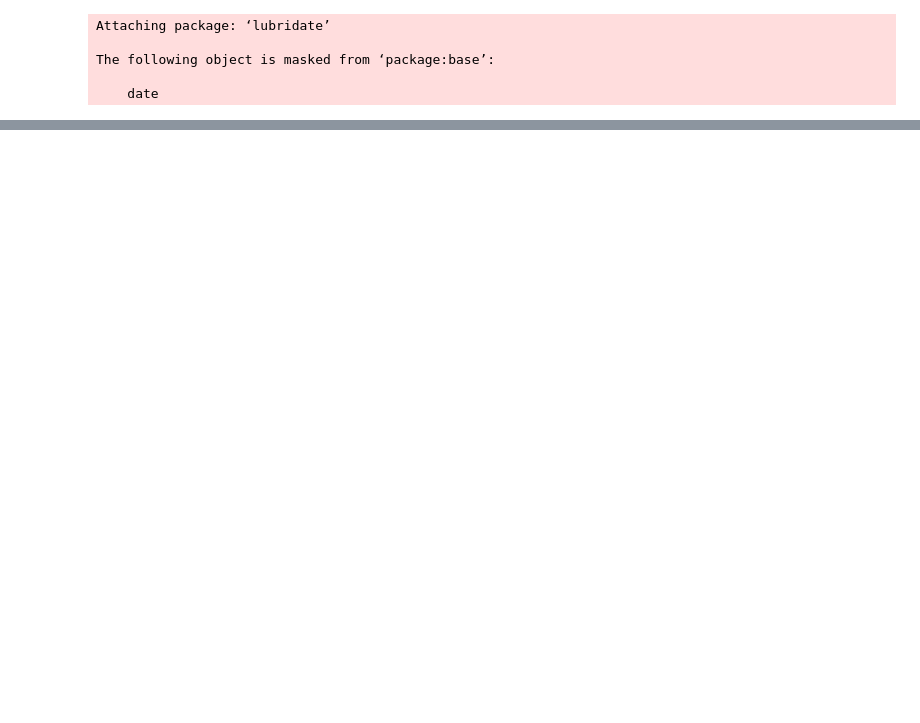
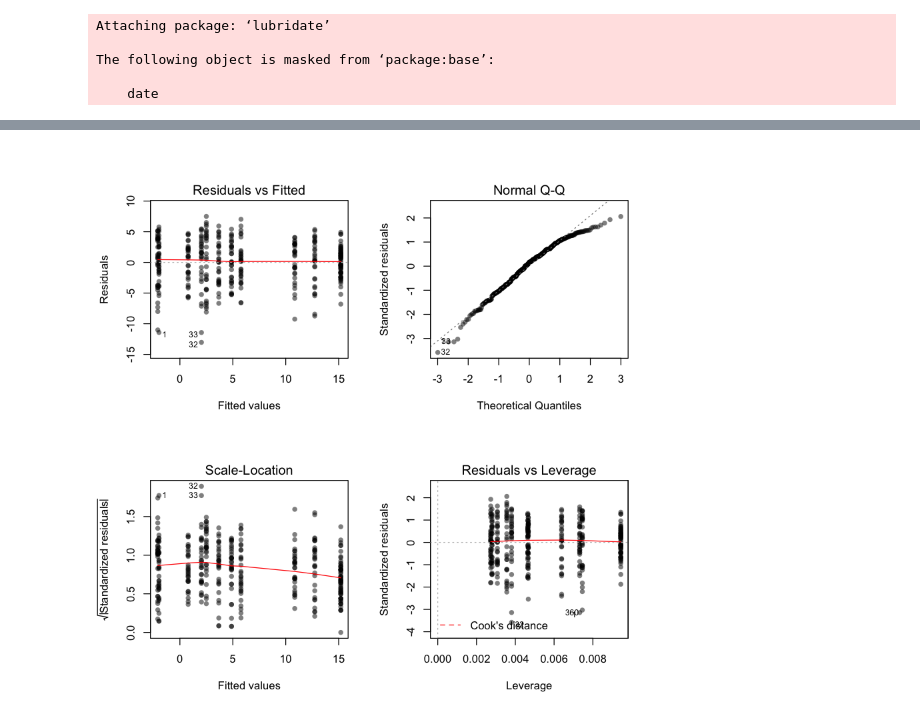
Before and after one commit to dongmeic/climate-space, a Jupyter notebook: notebooks/predictDailyFromMonthly.R.ipynb, the cells around one changed output, grey strips where cells are left out. Saved outputs shown, nothing was run; the diff lists cells and outputs as text; code cells hidden in the pictures; blank space fills up the shorter version.

Commit message:
predict pseudodaily data from monthly means

```diff
--- a/notebooks/predictDailyFromMonthly.R.ipynb
+++ b/notebooks/predictDailyFromMonthly.R.ipynb
@@ -149,0 +29,5 @@ points(xv, unlist(pseudo.errors), pch=16, col=rgb(0, 0, 0, 0.2))
+# %%
+daily$DATE <- as.Date(daily$DATE, format='%Y-%m-%d')
+daily <- daily[complete.cases(daily), ]
+daily <- daily[order(daily$DATE), ]
+head(daily)
@@ -149,0 +55,5 @@ points(xv, unlist(pseudo.errors), pch=16, col=rgb(0, 0, 0, 0.2))
+# %%
+monthly.means <- tapply(daily$TAVG, daily$MONTH, mean)
+# %%
+daily$monthly.means <- monthly.means[daily$MONTH]
+head(daily)
@@ -149,0 +71,7 @@ points(xv, unlist(pseudo.errors), pch=16, col=rgb(0, 0, 0, 0.2))
+# %%
+DAYS <- 365.25
+mod1 <- lm(TAVG ~ monthly.means + YDAY + I(YDAY^2)
+             + sin(pi*(YDAY - DAYS/4 - 30) / (DAYS/2)),
+           data=daily)
+mod1 <- step(mod1, trace=0)
+summary(mod1)
@@ -149,0 +96,5 @@ points(xv, unlist(pseudo.errors), pch=16, col=rgb(0, 0, 0, 0.2))
+# %%
+par(mfrow=c(2, 2))
+plot(mod1, pch=16, col=rgb(0, 0, 0, 0.5))
+# %% [output]
+[figure, added]
```
Also changed, not shown: parts of 42 cells of this notebook, 2 other files.
